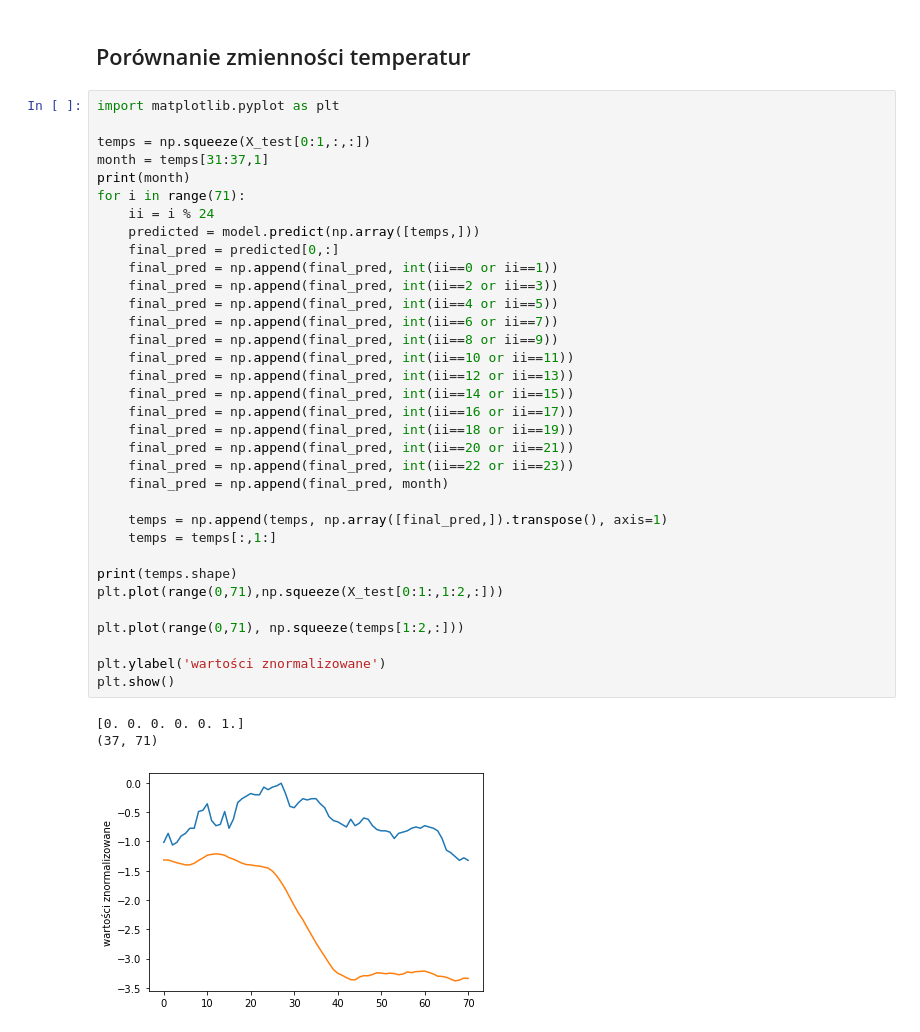
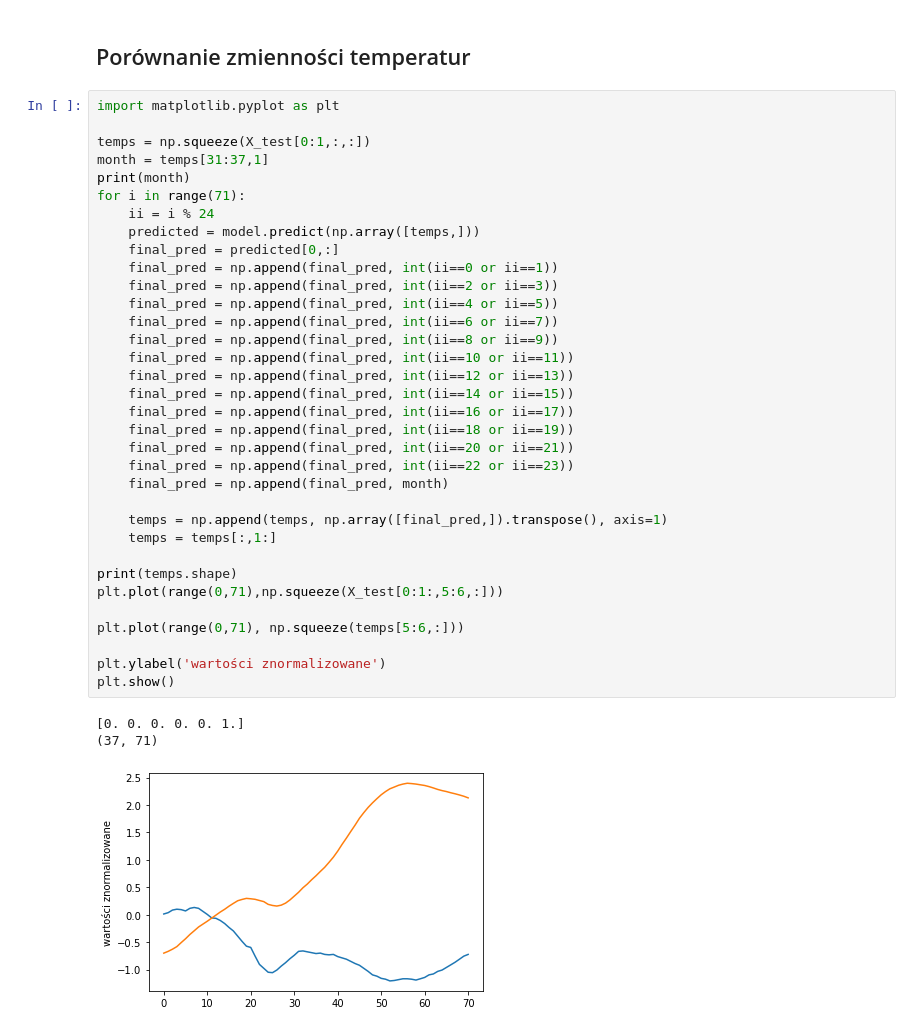
Before and after one commit to LordSkin/DeepWeatherForecast, a Jupyter notebook: notebook/Read_and_test_model.ipynb, the cells around one changed output. Drawn from its saved outputs; the diff is of its cells as text.

```diff
--- a/notebook/Read_and_test_model.ipynb
+++ b/notebook/Read_and_test_model.ipynb
@@ -46,36 +46,36 @@ month = temps[31:37,1]
 print(month)
 for i in range(71):
     ii = i % 24
     predicted = model.predict(np.array([temps,]))
     final_pred = predicted[0,:]
     final_pred = np.append(final_pred, int(ii==0 or ii==1))
     final_pred = np.append(final_pred, int(ii==2 or ii==3))
     final_pred = np.append(final_pred, int(ii==4 or ii==5))
     final_pred = np.append(final_pred, int(ii==6 or ii==7))
     final_pred = np.append(final_pred, int(ii==8 or ii==9))
     final_pred = np.append(final_pred, int(ii==10 or ii==11))
     final_pred = np.append(final_pred, int(ii==12 or ii==13))
     final_pred = np.append(final_pred, int(ii==14 or ii==15))
     final_pred = np.append(final_pred, int(ii==16 or ii==17))
     final_pred = np.append(final_pred, int(ii==18 or ii==19))
     final_pred = np.append(final_pred, int(ii==20 or ii==21))
     final_pred = np.append(final_pred, int(ii==22 or ii==23))
     final_pred = np.append(final_pred, month)
 
     temps = np.append(temps, np.array([final_pred,]).transpose(), axis=1)
     temps = temps[:,1:]
 
 print(temps.shape)
-plt.plot(range(0,71),np.squeeze(X_test[0:1:,1:2,:]))
+plt.plot(range(0,71),np.squeeze(X_test[0:1:,5:6,:]))
 
-plt.plot(range(0,71), np.squeeze(temps[1:2,:]))
+plt.plot(range(0,71), np.squeeze(temps[5:6,:]))
 
 plt.ylabel('wartości znormalizowane')
 plt.show()
 # %% [output]
 [0. 0. 0. 0. 0. 1.]
 (37, 71)
-[figure, old version]
+[figure, new version]
 # %%
 results = model.evaluate(X_test, Y_test, batch_size=32)
 print('test loss, test acc:', results)
```
Also changed, not shown: parts of 2 cells of this notebook, 7 other files.
